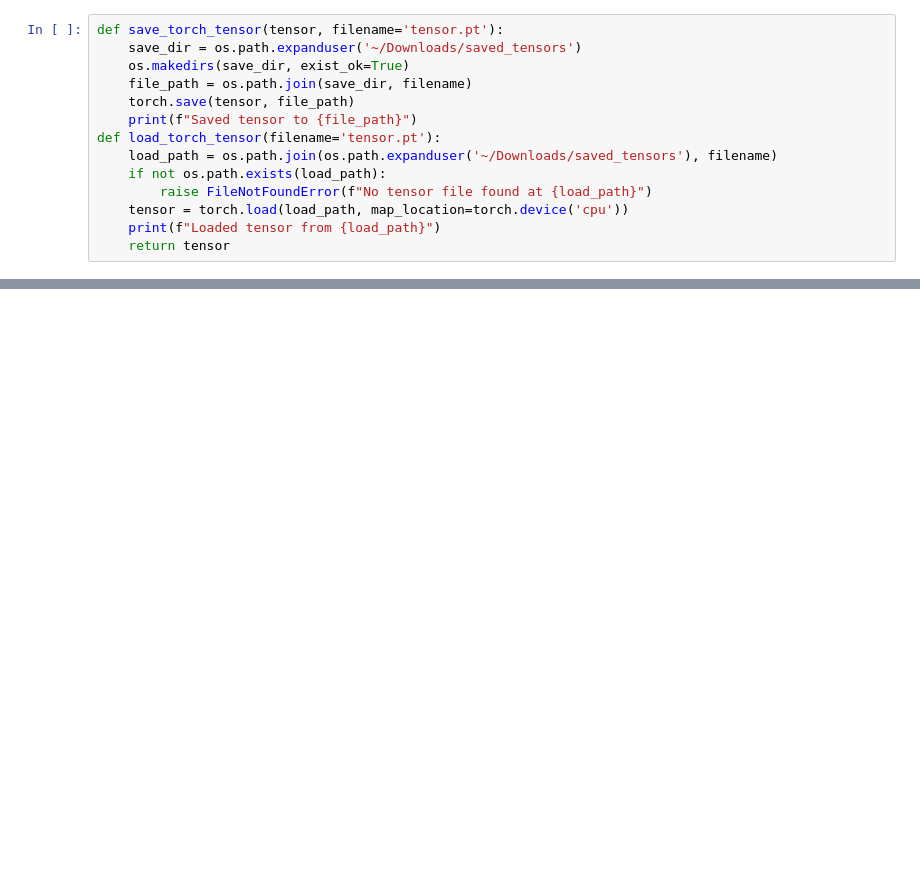
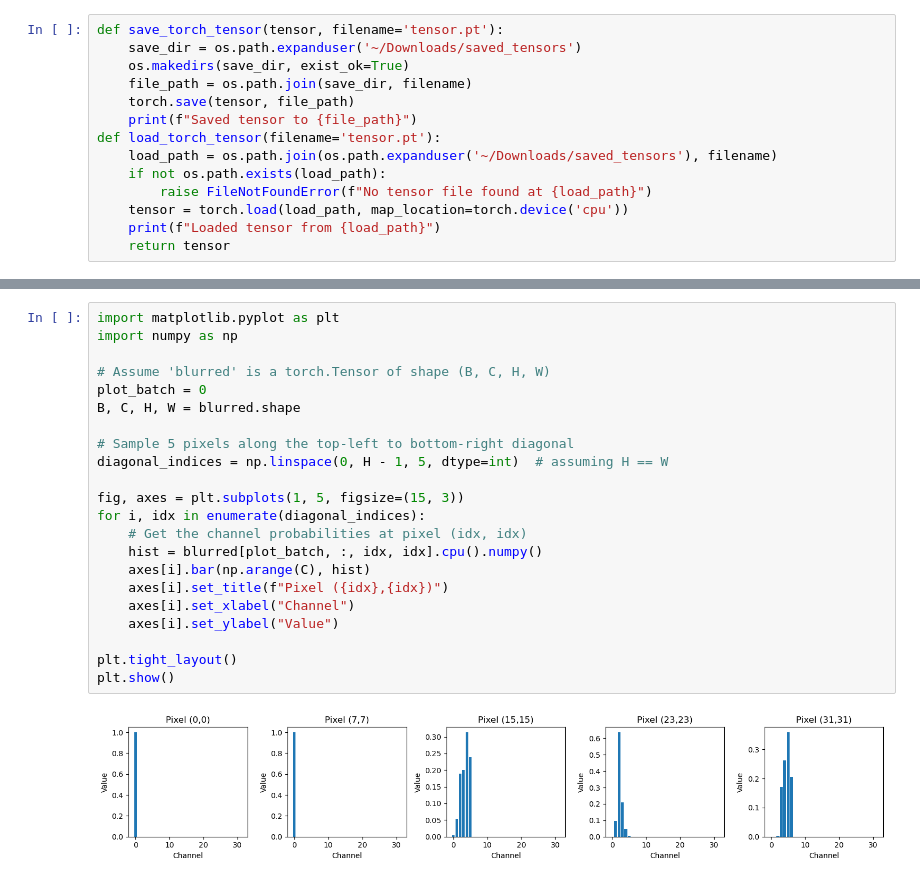
Before and after one commit to Osrip/deep_learn_rain_nowcasting, a Jupyter notebook: notebooks/new_dlbd_implementation.ipynb, the cells around one changed output, grey strips where cells are left out. Drawn from its saved outputs; the diff is of its cells as text; blank space fills up the shorter version.

```diff
--- a/notebooks/new_dlbd_implementation.ipynb
+++ b/notebooks/new_dlbd_implementation.ipynb
@@ -62,0 +220,24 @@ Input tensor shape torch.Size([4, 32, 256, 256])
+# %%
+import matplotlib.pyplot as plt
+import numpy as np
+
+# Assume 'blurred' is a torch.Tensor of shape (B, C, H, W)
+plot_batch = 0
+B, C, H, W = blurred.shape
+
+# Sample 5 pixels along the top-left to bottom-right diagonal
+diagonal_indices = np.linspace(0, H - 1, 5, dtype=int)  # assuming H == W
+
+fig, axes = plt.subplots(1, 5, figsize=(15, 3))
+for i, idx in enumerate(diagonal_indices):
+    # Get the channel probabilities at pixel (idx, idx)
+    hist = blurred[plot_batch, :, idx, idx].cpu().numpy()
+    axes[i].bar(np.arange(C), hist)
+    axes[i].set_title(f"Pixel ({idx},{idx})")
+    axes[i].set_xlabel("Channel")
+    axes[i].set_ylabel("Value")
+
+plt.tight_layout()
+plt.show()
+# %% [output]
+[figure, added]
```
Also changed, not shown: parts of 14 cells of this notebook, 3 other files.
